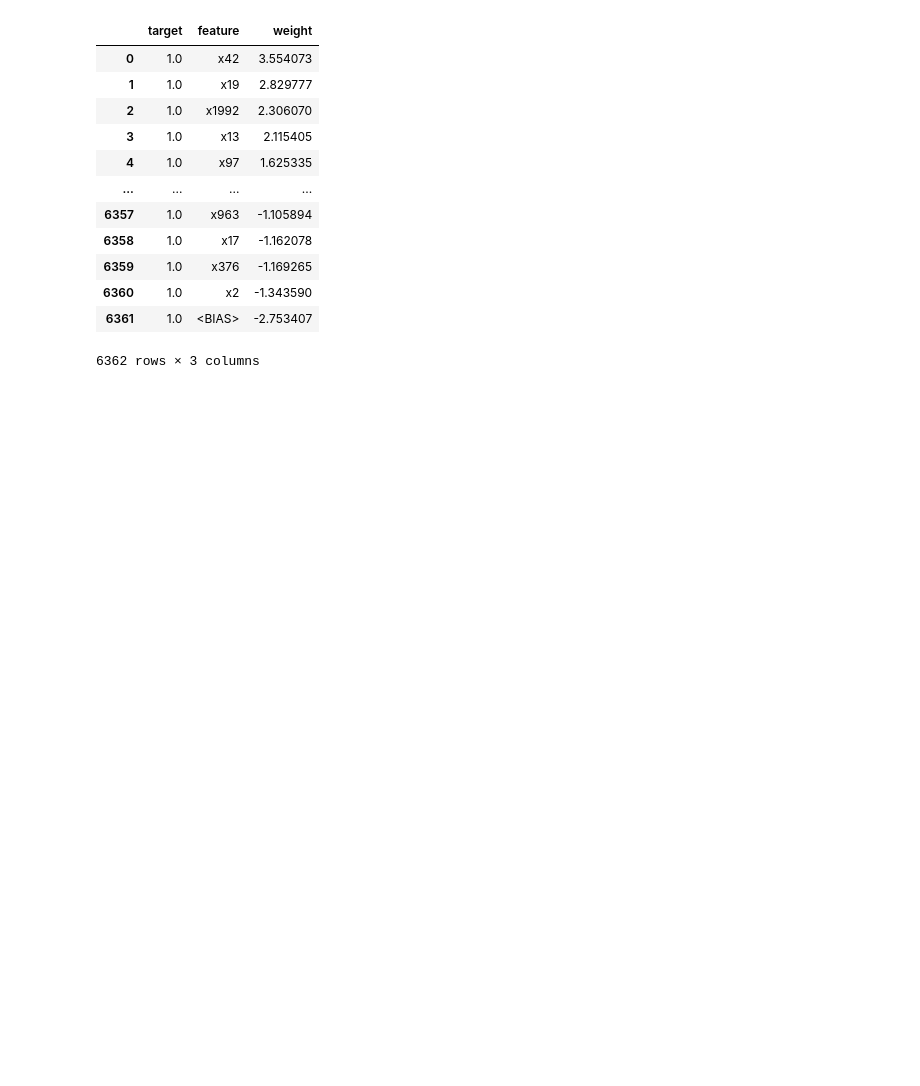
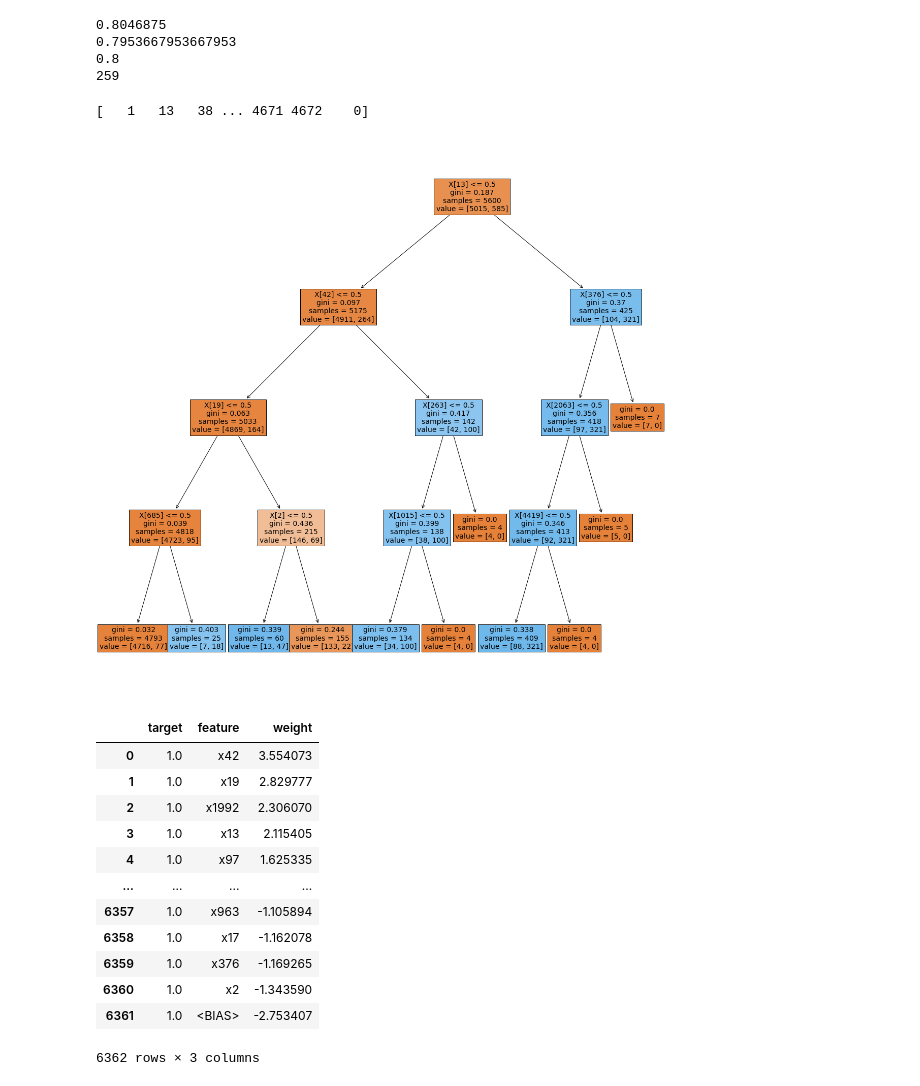
Before and after one commit to adaamko/POTATO, a Jupyter notebook: notebooks/experiments.ipynb, the cells around one changed output. Drawn from its saved outputs; the diff is of its cells as text; code cells hidden in the pictures; blank space fills up the shorter version.

```diff
--- a/notebooks/experiments.ipynb
+++ b/notebooks/experiments.ipynb
@@ -7,3 +28,5 @@ data = SemevalDataset("/home/kovacs/projects/exp-relation-extraction/data/semeva
+# %%
+data.load_graphs("pickle.dat")
 # %%
 df = data.to_dataframe()
 # %%
@@ -57,3 +76,0 @@ data.set_graphs(graphs)
-# %%
-df = data.to_dataframe()
-one_versus_rest = data.one_versus_rest(df, "Entity-Destination(e1,e2)")
@@ -87,3 +116,8 @@ from sklearn.metrics import precision_recall_fscore_support
 lr_pred = clf.predict(tst_data)
 for pcf in precision_recall_fscore_support(tst_labels, lr_pred, average=None):
     print(pcf[1])
+# %% [output]
+0.8046875
+0.7953667953667953
+0.8
+259
@@ -92,3 +124,19 @@ list(tr_labels).count(1)
+# %%
+import numpy as np
+
+importances = clf.feature_importances_
+indices = np.argsort(importances)[::-1]
+print(indices)
+# %% [output]
+[   1   13   38 ... 4671 4672    0]
+# %%
+import matplotlib.pyplot as plt
+plt.figure(figsize=(20,20))
+
+from sklearn.tree import plot_tree
+t = plot_tree(clf, filled=True, fontsize=14)
+# %% [output]
+[figure, added]
 # %%
 print("hello")
 # %%
```
Also changed, not shown: parts of 44 cells of this notebook, 5 other files.
